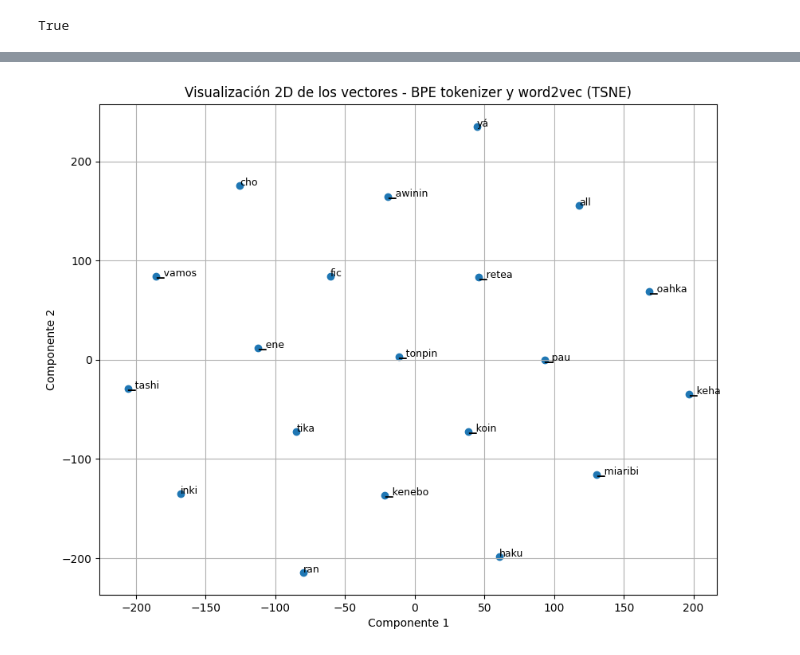
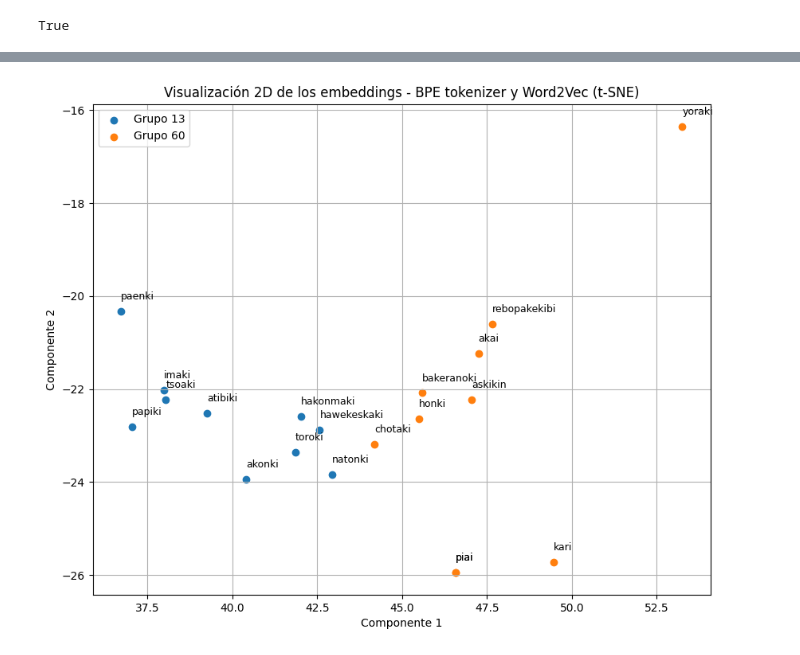
Before and after one commit to amyyy09/langmodel-iskonawa, a Jupyter notebook: O3/word2vec/bpe2vec.ipynb, the cells around one changed output, grey strips where cells are left out. Drawn from its saved outputs; the diff is of its cells as text; code cells hidden in the pictures.

Commit message:
cluster

```diff
--- a/O3/word2vec/bpe2vec.ipynb
+++ b/O3/word2vec/bpe2vec.ipynb
@@ -21,7 +21,7 @@ with open('../data/isc_sentences.txt', 'r') as f:
 sentences_bpe = [tokenize_with_bpe(sp_bpe, sentence.split()) for sentence in sentences]
 
 # Train Word2Vec model on BPE tokenized sentences
-w2v_bpe = Word2Vec(sentences_bpe, vector_size=32, window=5, min_count=1, workers=4)
+w2v_bpe = Word2Vec(sentences_bpe, vector_size=100, window=5, min_count=1, workers=4)
 # %%
 w2v_bpe.save("iscbpe2vec.model")
 # %%
@@ -56,3 +56,14 @@ def visualize_embeddings_2D(words, vectors, dimension='tsne'):
     plt.ylabel('Componente 2')
     plt.grid()
     plt.show()
+# %%
+# read word list from file
+with open('../morfessor/isc_words_lower.txt', 'r') as f:
+    words = f.readlines()
+# %%
+# segment the words using BPE
+words_bpe = [tokenize_with_bpe(sp_bpe, word.split()) for word in words]
+# obtain the vectors for each subword and average them to get the vector for the word
+vectors = []
+for word in words_bpe:
+    vectors.append(np.mean([w2v_bpe.wv[subword] for subword in word], axis=0))
@@ -58,0 +120,4 @@ def visualize_embeddings_2D(words, vectors, dimension='tsne'):
+# %%
+cluster_embeddings(np.array(vectors), words, n_clusters=100, clusters_to_plot=[13, 60])
+# %% [output]
+[figure, added]
@@ -66,4 +137,0 @@ word_vectors = np.array([w2v_bpe.wv[word] for word in sampled_words])
-# %%
-visualize_embeddings_2D(sampled_words,word_vectors)
-# %% [output]
-[figure, removed]
```
Also changed, not shown: parts of 4 cells of this notebook, 19 other files.
